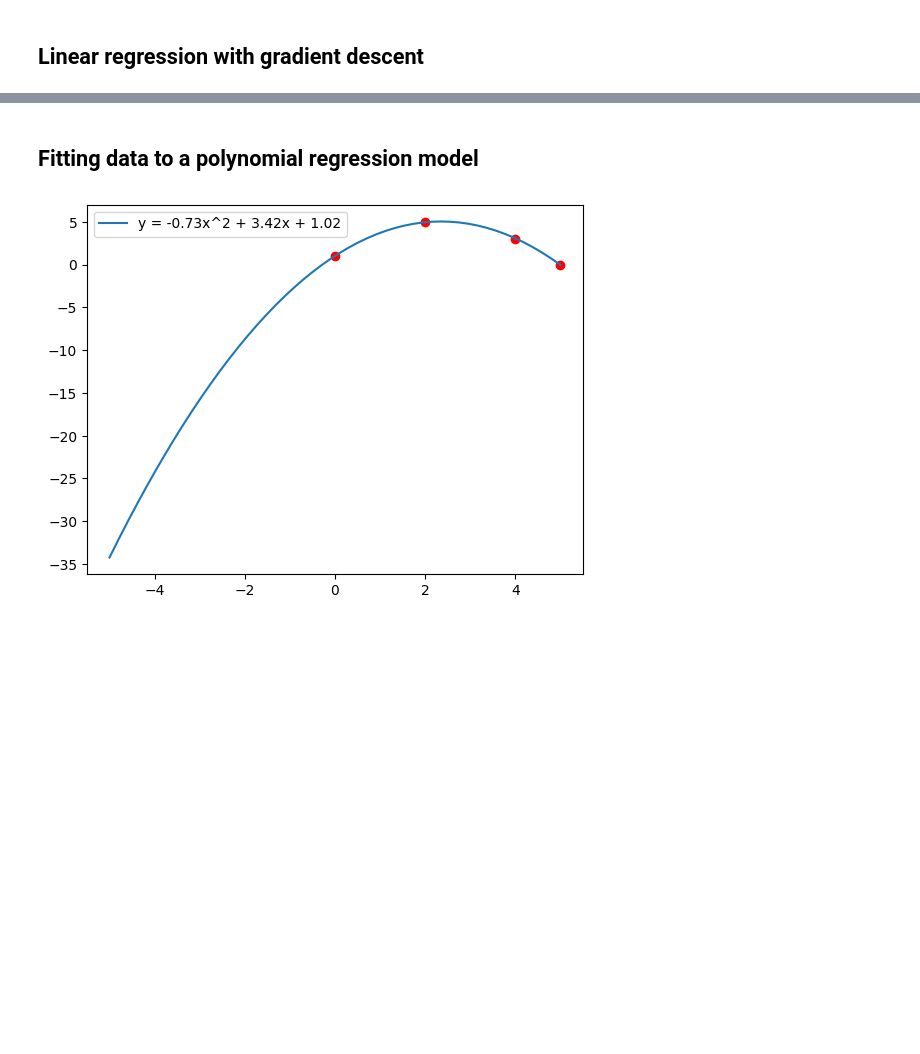
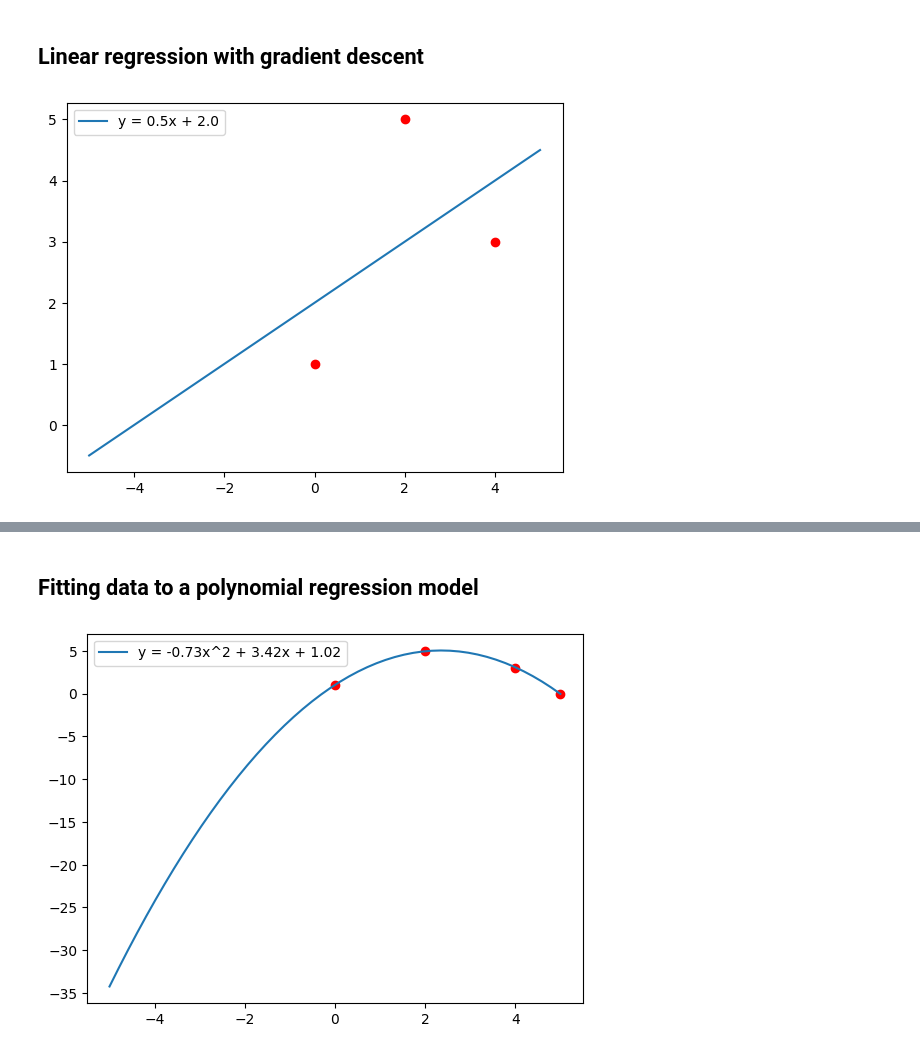
Before and after one commit to daredevil9215/MLFS, a Jupyter notebook: LinearRegression.ipynb, the cells around one changed output, grey strips where cells are left out. Cells and saved outputs as stored; diff of their text form; code cells hidden in the pictures; blank space fills up the shorter version.

```diff
--- a/LinearRegression.ipynb
+++ b/LinearRegression.ipynb
@@ -186,2 +204,16 @@ class LinearRegressionPinv:
 # %% [markdown]
 ## Linear regression with gradient descent
+# %%
+X = np.array([[0], [2], [4]])
+y = np.array([1, 5, 3])
+
+model2 = LinearRegression(solver='grad', learning_rate=1e-2)
+model2.fit(X, y)
+
+x = np.linspace(-5, 5).reshape(-1, 1)
+plt.scatter(X, y, color="red")
+plt.plot(x, model2.predict(x), label=f'y = {np.round(model2.weights[0], 2)}x + {np.round(model2.bias, 2)}')
+plt.legend()
+plt.show()
+# %% [output]
+[figure, added]
```
Also changed, not shown: parts of 22 cells of this notebook.
